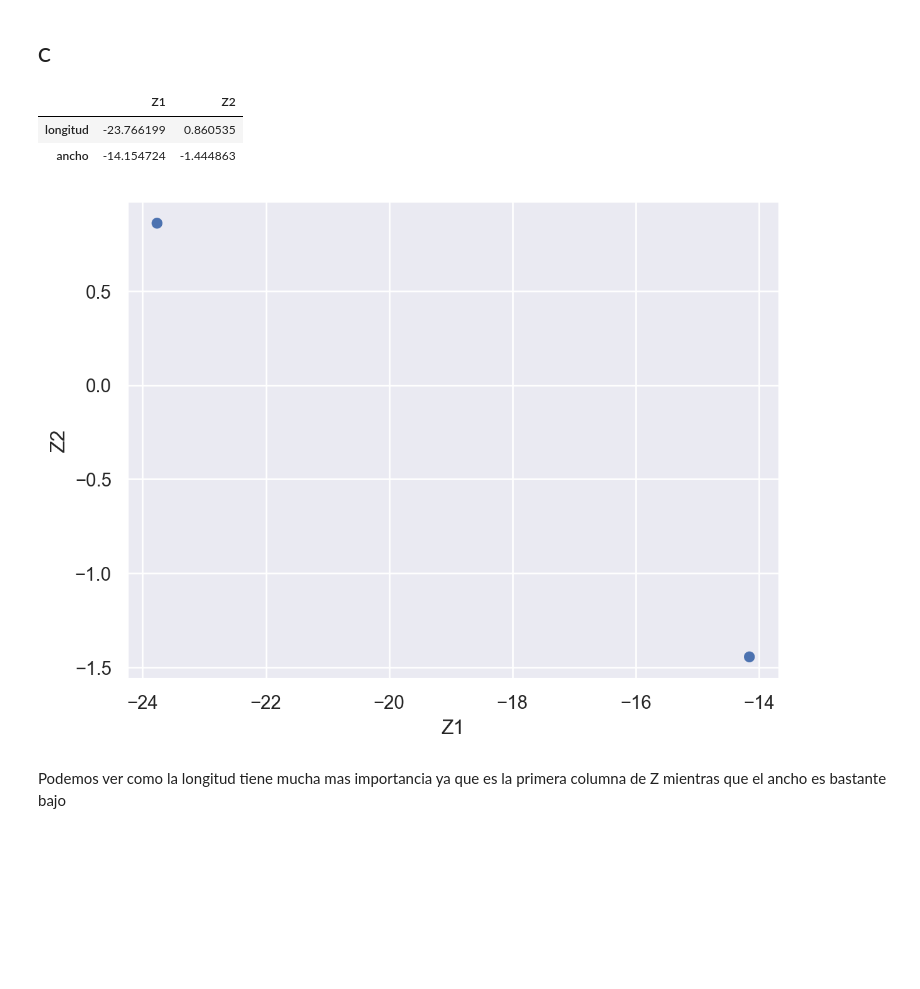
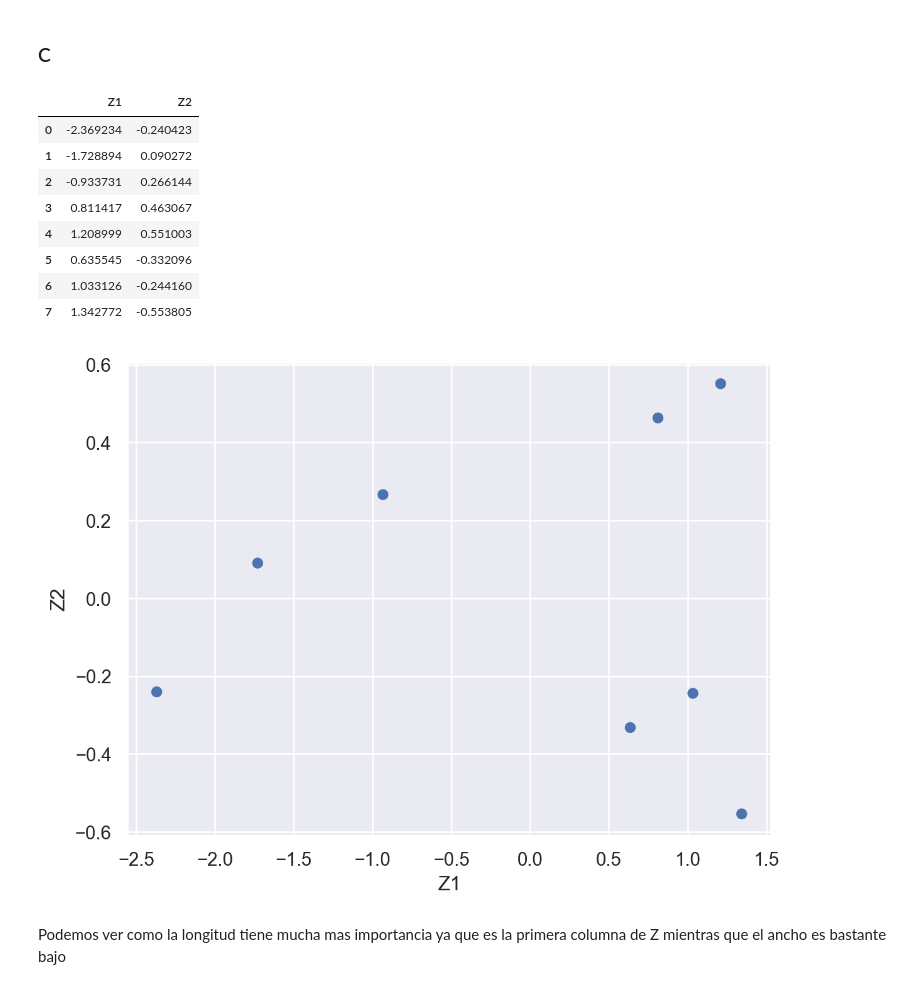
Before and after one commit to iggallardo-uba/LDD-iggallardo, a Jupyter notebook: Practicas/Practica 8/Practica8.ipynb, the cells around one changed output. Saved outputs shown, nothing was run; the diff lists cells and outputs as text; code cells hidden in the pictures; blank space fills up the shorter version.

```diff
--- a/Practicas/Practica 8/Practica8.ipynb
+++ b/Practicas/Practica 8/Practica8.ipynb
@@ -58,0 +45,4 @@ so.Plot(data=starTortugas, x = "longitud", y = "ancho").add(so.Dot())
+# %%
+starTortugas = StandardScaler().set_output(transform="pandas").fit_transform(tortugas)
+
+so.Plot(data=starTortugas, x = "longitud", y = "ancho").add(so.Dot())
@@ -60,8 +52,6 @@ so.Plot(data=starTortugas, x = "longitud", y = "ancho").add(so.Dot())
 ### b
 # %%
 #Calculo Matriz Covarianza
-covarianzaTortugas = pd.DataFrame()
-
 covarianzaTortugas = (starTortugas.transpose()@starTortugas)/len(tortugas)
 
 covarianzaTortugas
@@ -123,15 +111,21 @@ print(U)
 # %%
 # Calculo de Componentes principales
 
-Z = Sigma @ U
+Z = starTortugas @ U
 
 Z.columns = ["Z1", "Z2"]
 
 Z
 # %% [output]
 |  | Z1 | Z2 |
-| longitud | -23.766199 | 0.860535 |
-| ancho | -14.154724 | -1.444863 |
+| 0 | -2.369234 | -0.240423 |
+| 1 | -1.728894 | 0.090272 |
+| 2 | -0.933731 | 0.266144 |
+| 3 | 0.811417 | 0.463067 |
+| 4 | 1.208999 | 0.551003 |
+| 5 | 0.635545 | -0.332096 |
+| 6 | 1.033126 | -0.244160 |
+| 7 | 1.342772 | -0.553805 |
 # %%
 # Graficamos las nuevas variables.
 (
@@ -139,7 +133,7 @@ Z
     .add(so.Dot())
 )
 # %% [output]
-[figure, old version]
+[figure, new version]
 # %% [markdown]
 Podemos ver como la longitud tiene mucha mas importancia ya que es la primera columna de Z mientras que el ancho es bastante bajo
 # %% [markdown]
```
Also changed, not shown: parts of 29 cells of this notebook.
